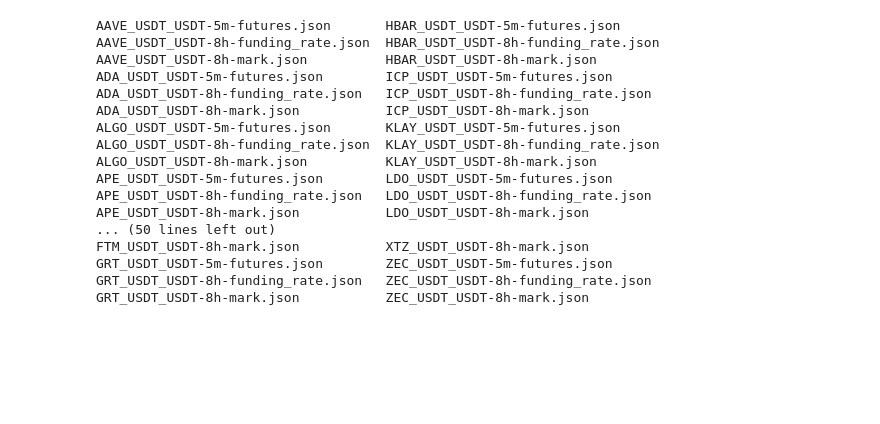
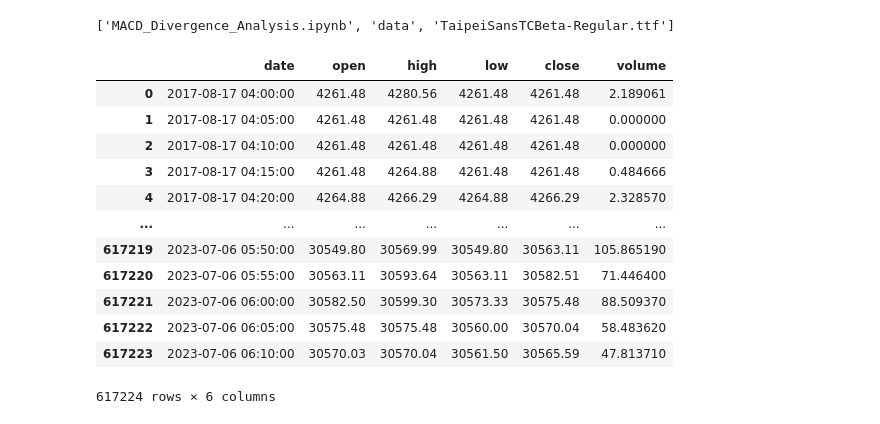
Before and after one commit to tc3oliver/StratLabFreq, a Jupyter notebook: MACD_Divergence_Analysis.ipynb, the cells around one changed output. Cells and saved outputs as stored; diff of their text form; code cells hidden in the pictures; blank space fills up the shorter version.

```diff
--- a/MACD_Divergence_Analysis.ipynb
+++ b/MACD_Divergence_Analysis.ipynb
@@ -1,22 +1,8 @@
 # %% [markdown]
 <a href="https://colab.research.google.com/github/tc3oliver/StratLabFreq/blob/dev/MACD_Divergence_Analysis.ipynb" target="_parent"><img src="https://colab.research.google.com/assets/colab-badge.svg" alt="Open In Colab"/></a>
 # %%
-ls /content/drive/MyDrive/Colab\ Notebooks/StratLabFreq/data/futures
+import os
+os.chdir('/content/drive/MyDrive/Colab Notebooks/StratLabFreq')
+os.listdir()
 # %% [output]
-AAVE_USDT_USDT-5m-futures.json       HBAR_USDT_USDT-5m-futures.json
-AAVE_USDT_USDT-8h-funding_rate.json  HBAR_USDT_USDT-8h-funding_rate.json
-AAVE_USDT_USDT-8h-mark.json          HBAR_USDT_USDT-8h-mark.json
-ADA_USDT_USDT-5m-futures.json        ICP_USDT_USDT-5m-futures.json
-ADA_USDT_USDT-8h-funding_rate.json   ICP_USDT_USDT-8h-funding_rate.json
-ADA_USDT_USDT-8h-mark.json           ICP_USDT_USDT-8h-mark.json
-ALGO_USDT_USDT-5m-futures.json       KLAY_USDT_USDT-5m-futures.json
-ALGO_USDT_USDT-8h-funding_rate.json  KLAY_USDT_USDT-8h-funding_rate.json
-ALGO_USDT_USDT-8h-mark.json          KLAY_USDT_USDT-8h-mark.json
-APE_USDT_USDT-5m-futures.json        LDO_USDT_USDT-5m-futures.json
-APE_USDT_USDT-8h-funding_rate.json   LDO_USDT_USDT-8h-funding_rate.json
-APE_USDT_USDT-8h-mark.json           LDO_USDT_USDT-8h-mark.json
-... (50 lines left out)
-FTM_USDT_USDT-8h-mark.json           XTZ_USDT_USDT-8h-mark.json
-GRT_USDT_USDT-5m-futures.json        ZEC_USDT_USDT-5m-futures.json
-GRT_USDT_USDT-8h-funding_rate.json   ZEC_USDT_USDT-8h-funding_rate.json
-GRT_USDT_USDT-8h-mark.json           ZEC_USDT_USDT-8h-mark.json
+['MACD_Divergence_Analysis.ipynb', 'data', 'TaipeiSansTCBeta-Regular.ttf']
@@ -22,0 +11,19 @@ GRT_USDT_USDT-8h-mark.json           ZEC_USDT_USDT-8h-mark.json
+# %%
+dataframe = pd.read_json('./data/BTC_USDT-5m.json')
+dataframe.columns=['date', 'open' , 'high', 'low', 'close', 'volume' ]
+dataframe['date']=(pd.to_datetime(dataframe['date'],unit='ms'))
+dataframe
+# %% [output]
+|  | date | open | high | low | close | volume |
+| 0 | 2017-08-17 04:00:00 | 4261.48 | 4280.56 | 4261.48 | 4261.48 | 2.189061 |
+| 1 | 2017-08-17 04:05:00 | 4261.48 | 4261.48 | 4261.48 | 4261.48 | 0.000000 |
+| 2 | 2017-08-17 04:10:00 | 4261.48 | 4261.48 | 4261.48 | 4261.48 | 0.000000 |
+| 3 | 2017-08-17 04:15:00 | 4261.48 | 4264.88 | 4261.48 | 4261.48 | 0.484666 |
+| 4 | 2017-08-17 04:20:00 | 4264.88 | 4266.29 | 4264.88 | 4266.29 | 2.328570 |
+| ... | ... | ... | ... | ... | ... | ... |
+| 617219 | 2023-07-06 05:50:00 | 30549.80 | 30569.99 | 30549.80 | 30563.11 | 105.865190 |
+| 617220 | 2023-07-06 05:55:00 | 30563.11 | 30593.64 | 30563.11 | 30582.51 | 71.446400 |
+| 617221 | 2023-07-06 06:00:00 | 30582.50 | 30599.30 | 30573.33 | 30575.48 | 88.509370 |
+| 617222 | 2023-07-06 06:05:00 | 30575.48 | 30575.48 | 30560.00 | 30570.04 | 58.483620 |
+| 617223 | 2023-07-06 06:10:00 | 30570.03 | 30570.04 | 30561.50 | 30565.59 | 47.813710 |
+617224 rows × 6 columns
```
Also changed, not shown: parts of 8 cells of this notebook.
